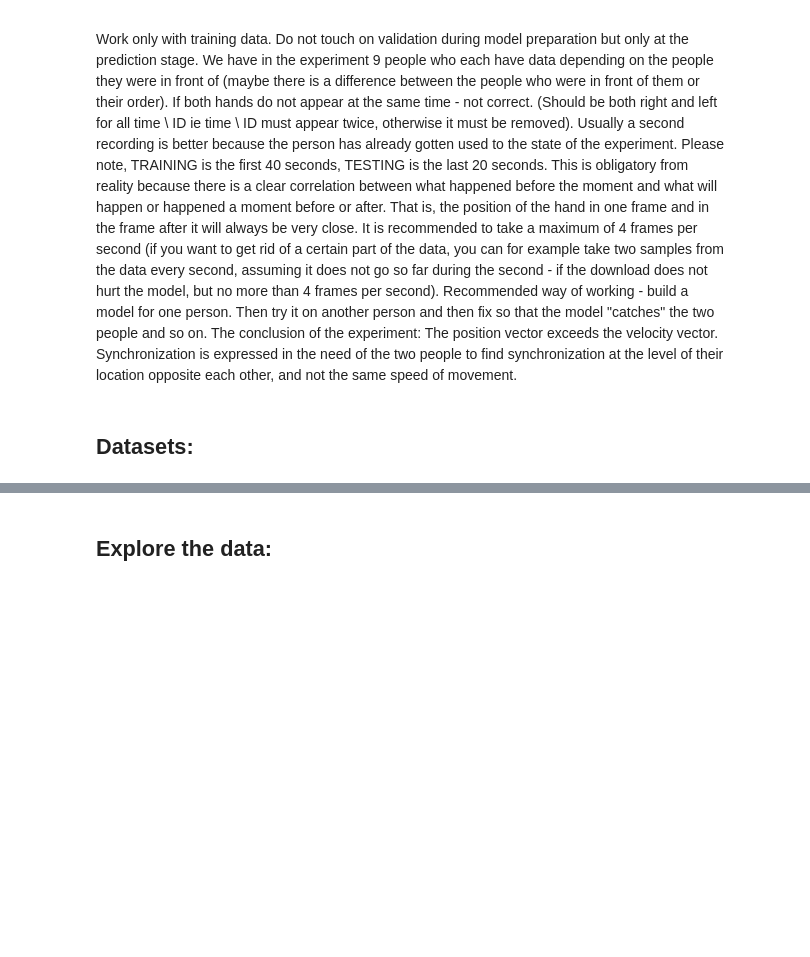
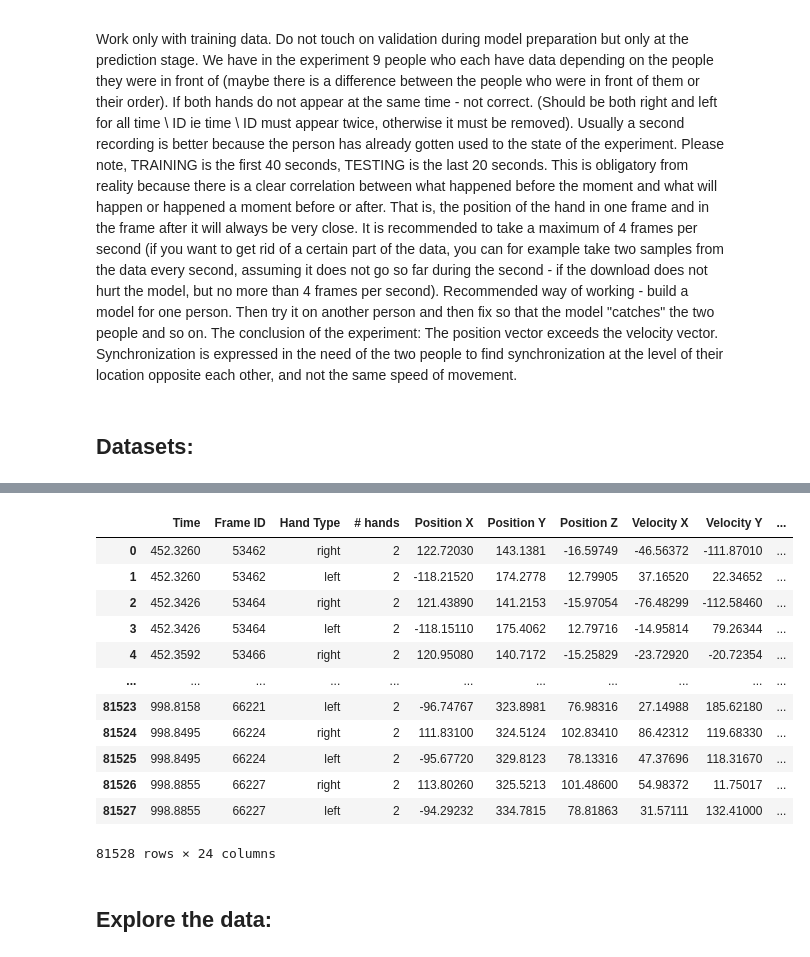
Before and after one commit to haimgoldfisher/Data_Visualization_Final_Project, a Jupyter notebook: NoteBook4 - Pandas and ML for interpersonal physical alignment.ipynb, the cells around one changed output, grey strips where cells are left out. Saved outputs shown, nothing was run; the diff lists cells and outputs as text; code cells hidden in the pictures; blank space fills up the shorter version.

```diff
--- a/NoteBook4 - Pandas and ML for interpersonal physical alignment.ipynb
+++ b/NoteBook4 - Pandas and ML for interpersonal physical alignment.ipynb
@@ -138,2 +182,21 @@ ValueError: Invalid frequency: seconds
+# %%
+path = "C:\Haim\Anaconda\Experiment\Validation"
+df_test = upload(path)
+# %%
+df_test
+# %% [output]
+|  | Time | Frame ID | Hand Type | # hands | Position X | Position Y | Position Z | Velocity X | Velocity Y | ... |
+| 0 | 452.3260 | 53462 | right | 2 | 122.72030 | 143.1381 | -16.59749 | -46.56372 | -111.87010 | ... |
+| 1 | 452.3260 | 53462 | left | 2 | -118.21520 | 174.2778 | 12.79905 | 37.16520 | 22.34652 | ... |
+| 2 | 452.3426 | 53464 | right | 2 | 121.43890 | 141.2153 | -15.97054 | -76.48299 | -112.58460 | ... |
+| 3 | 452.3426 | 53464 | left | 2 | -118.15110 | 175.4062 | 12.79716 | -14.95814 | 79.26344 | ... |
+| 4 | 452.3592 | 53466 | right | 2 | 120.95080 | 140.7172 | -15.25829 | -23.72920 | -20.72354 | ... |
+| ... | ... | ... | ... | ... | ... | ... | ... | ... | ... | ... |
+| 81523 | 998.8158 | 66221 | left | 2 | -96.74767 | 323.8981 | 76.98316 | 27.14988 | 185.62180 | ... |
+| 81524 | 998.8495 | 66224 | right | 2 | 111.83100 | 324.5124 | 102.83410 | 86.42312 | 119.68330 | ... |
+| 81525 | 998.8495 | 66224 | left | 2 | -95.67720 | 329.8123 | 78.13316 | 47.37696 | 118.31670 | ... |
+| 81526 | 998.8855 | 66227 | right | 2 | 113.80260 | 325.5213 | 101.48600 | 54.98372 | 11.75017 | ... |
+| 81527 | 998.8855 | 66227 | left | 2 | -94.29232 | 334.7815 | 78.81863 | 31.57111 | 132.41000 | ... |
+81528 rows × 24 columns
 # %% [markdown]
 ## Explore the data:
```
Also changed, not shown: parts of 8 cells of this notebook, 6 other files.
